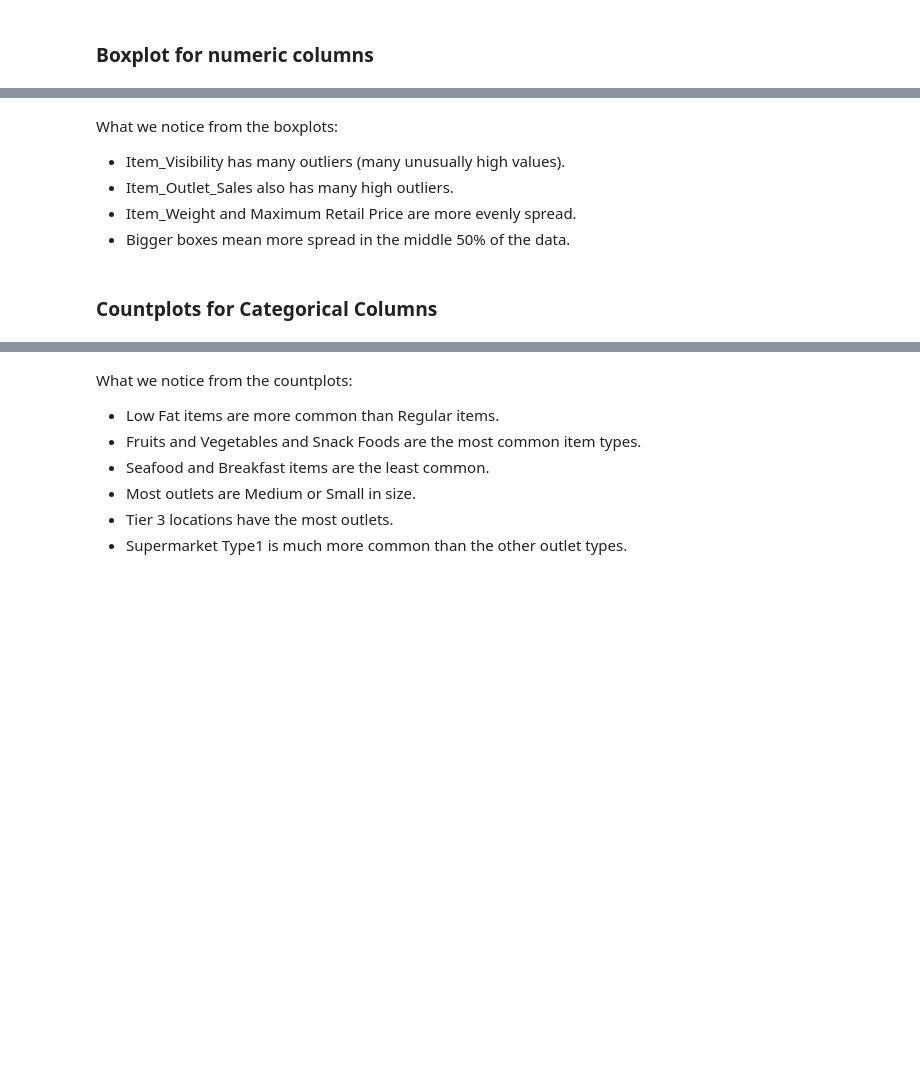
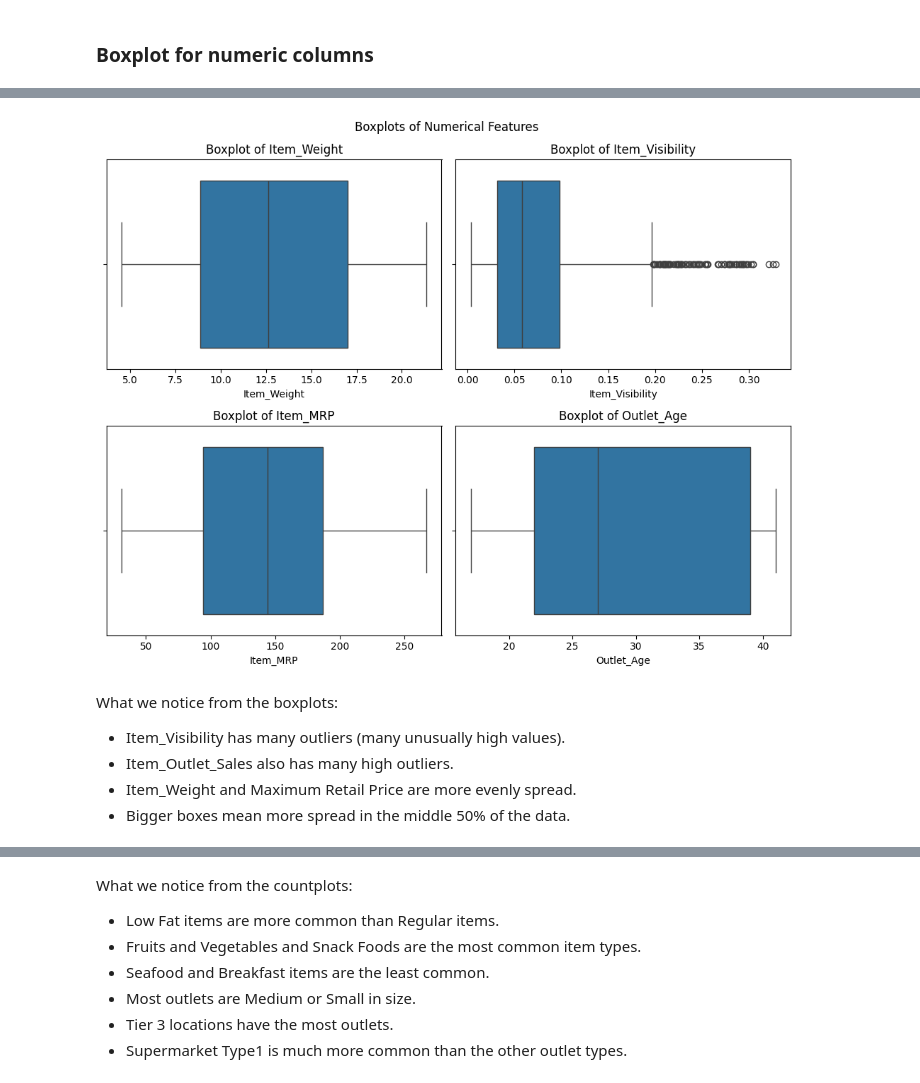
Before and after one commit to swirita/Prediction-of-Product-Sales, a Jupyter notebook: Prediction_of_Product_Sales.ipynb, the cells around one changed output, grey strips where cells are left out. Cells and saved outputs as stored; diff of their text form; code cells hidden in the pictures; blank space fills up the shorter version.

```diff
--- a/Prediction_of_Product_Sales.ipynb
+++ b/Prediction_of_Product_Sales.ipynb
@@ -237,9 +230,9 @@ Before filling number columns with placeholder, check describe()
 # %%
-cat_cols_df=X_train.select_dtypes('object').columns
-num_cols_df=X_train.select_dtypes('number').columns
+cat_cols=X_train.select_dtypes('object').columns
+num_cols=X_train.select_dtypes('number').columns
 # %%
 # summary of num cols in X_train
-for col in num_cols_df:
+for col in num_cols:
   print(f'summary of {col}: ')
   print(X_train[col].describe())
   print("\n")
@@ -269,7 +262,7 @@ nothing needs to be addressed, so we fill all null values in num_cols with -1 pl
 Check each string column's value counts for inconsistent values:
 # %%
 # loop through each categorical/string column in X_train
-for col in cat_cols_df:
+for col in cat_cols:
   print(f'value counts of {col}: ')
   print(X_train[col].value_counts())
   print("\n")
@@ -350,7 +349,2 @@ ax.set_title("Distribution of Item_Outlet_Sales (Training Data)");
 # %% [markdown]
 ### Boxplot for numeric columns
-# %%
-for col in num_cols_df:
-    plt.figure(figsize=(6,3))
-    ax = sns.boxplot(x=X_train[col])
-    ax.set_title(f"Boxplot of {col}")
@@ -362,3 +351,21 @@ for col in num_cols_df:
+# %%
+fig, axes = plt.subplots(nrows=2, ncols=2, figsize=(10, 8))
+
+axes = axes.flatten()
+
+for i, col in enumerate(num_cols):
+    sns.boxplot(x=X_train[col], ax=axes[i])
+    axes[i].set_title(f"Boxplot of {col}", fontsize=12)
+    axes[i].set_xlabel(col)
+
+# Remove empty plots if num_cols has less than 4 columns
+for j in range(len(num_cols), len(axes)):
+    fig.delaxes(axes[j])
+
+fig.suptitle("Boxplots of Numerical Features")
+fig.tight_layout();
+# %% [output]
+[figure, added]
 # %% [markdown]
 What we notice from the boxplots:
 
@@ -366,5 +373,3 @@ What we notice from the boxplots:
 - Item_Outlet_Sales also has many high outliers.
 - Item_Weight and Maximum Retail Price are more evenly spread.
 - Bigger boxes mean more spread in the middle 50% of the data.
-# %% [markdown]
-### Countplots for Categorical Columns
```
Also changed, not shown: parts of 39 cells of this notebook.
